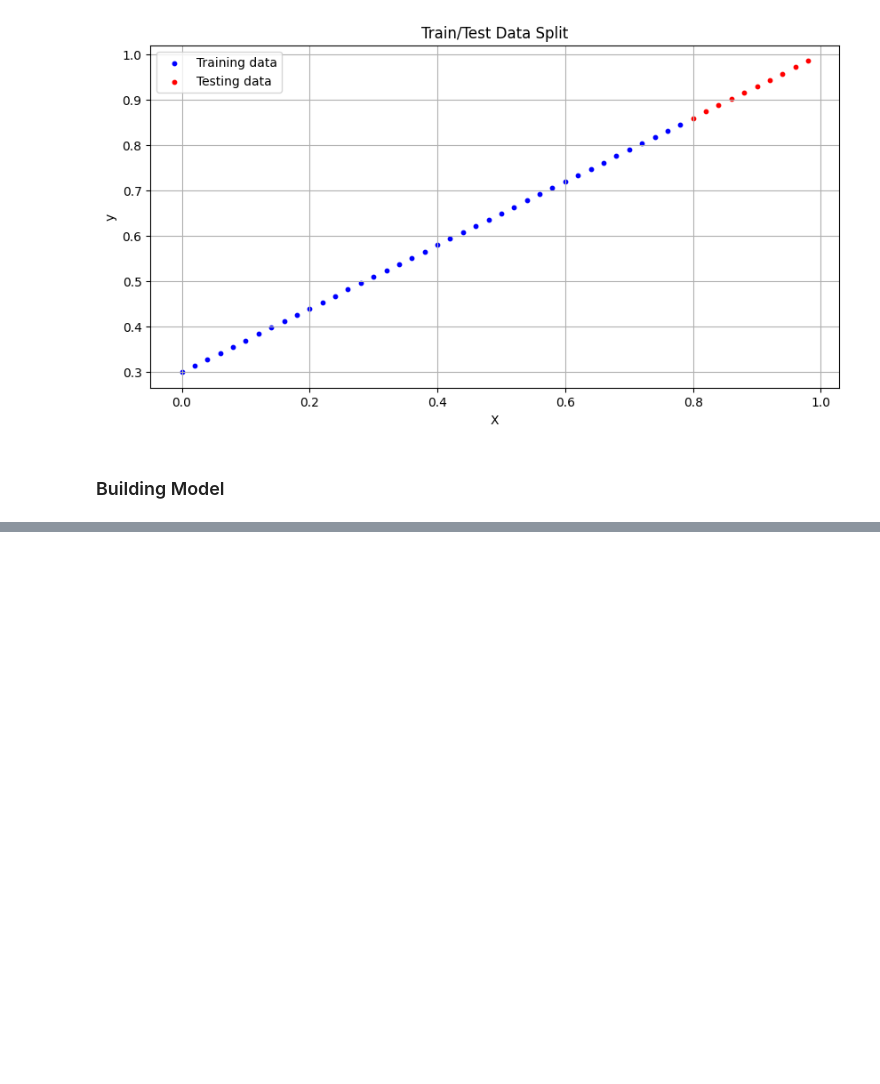
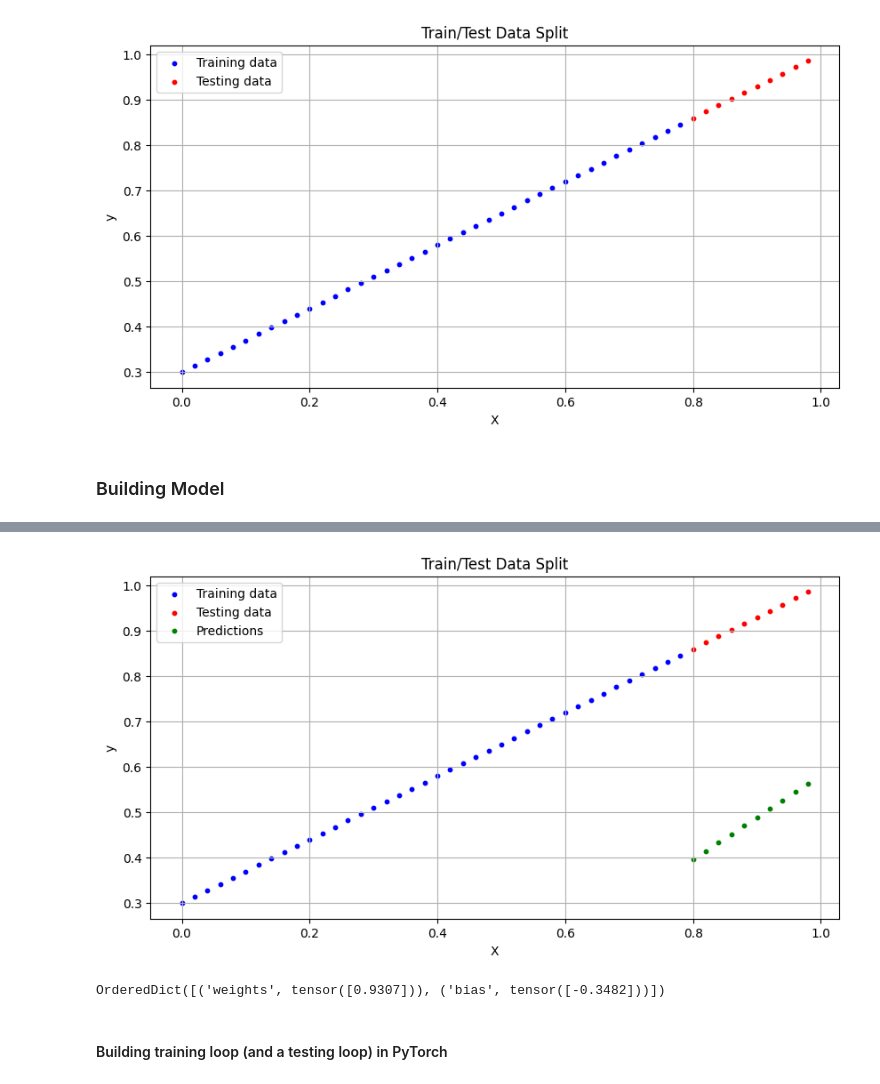
Before and after one commit to RajuNiranjan/learning, a Jupyter notebook: PyTorch/lessons/01_pytorch_workflow.ipynb, the cells around one changed output, grey strips where cells are left out. Drawn from its saved outputs; the diff is of its cells as text; code cells hidden in the pictures; blank space fills up the shorter version.

```diff
--- a/PyTorch/lessons/01_pytorch_workflow.ipynb
+++ b/PyTorch/lessons/01_pytorch_workflow.ipynb
@@ -122,0 +129,6 @@ Output: tensor([0.4648, 0.6993], grad_fn=<AddBackward0>)
+# %%
+torch.manual_seed(40)
+
+model_0 = LinearRegressionModel()
+
+list(model_0.parameters())
@@ -122,0 +169,5 @@ Output: tensor([0.4648, 0.6993], grad_fn=<AddBackward0>)
+# %%
+with torch.inference_mode():
+    y_preds = model_0(X_test)
+
+y_preds
@@ -122,0 +185,8 @@ Output: tensor([0.4648, 0.6993], grad_fn=<AddBackward0>)
+# %%
+plot_predictions(predictions=y_preds)
+# %% [output]
+[figure, added]
+# %%
+model_0.state_dict()
+# %% [output]
+OrderedDict([('weights', tensor([0.9307])), ('bias', tensor([-0.3482]))])
@@ -122,0 +207,2 @@ Output: tensor([0.4648, 0.6993], grad_fn=<AddBackward0>)
+# %% [markdown]
+#### Building training loop (and a testing loop) in PyTorch
```
Also changed, not shown: parts of 12 cells of this notebook.
